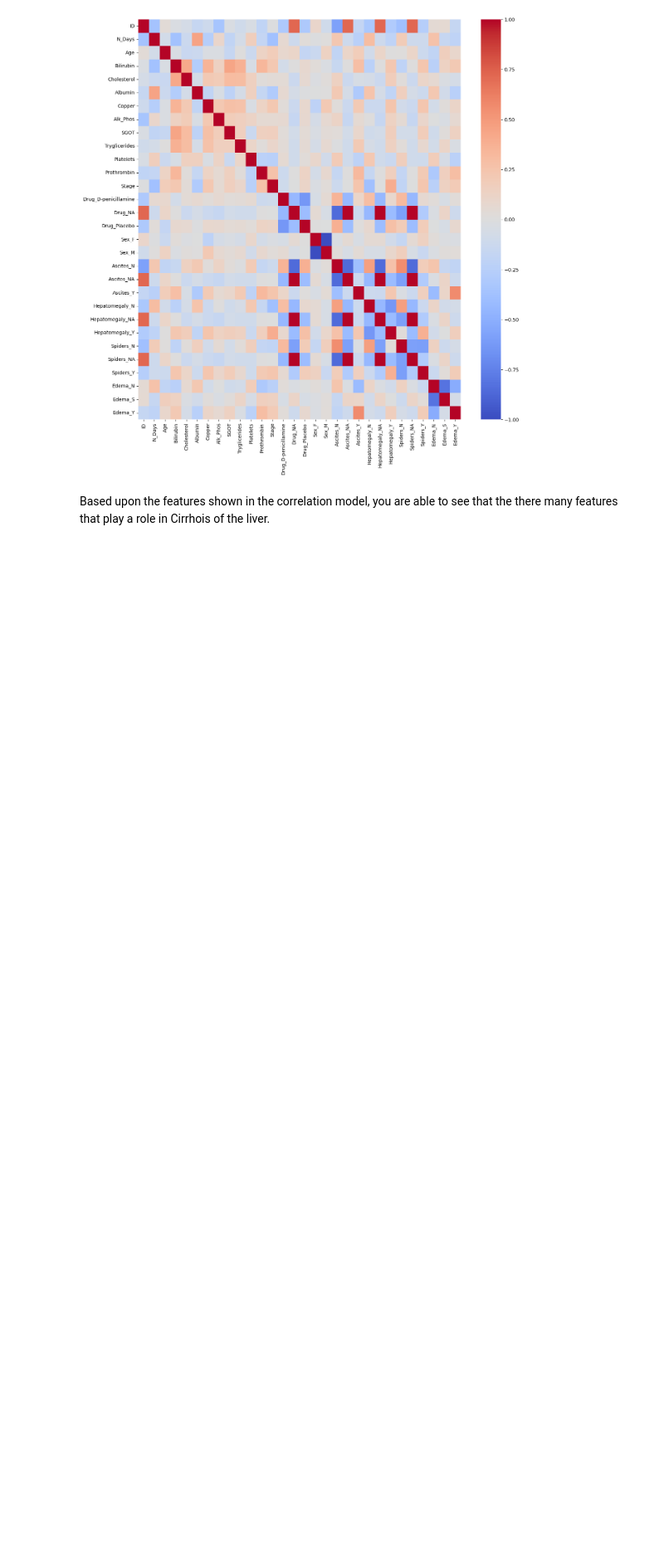
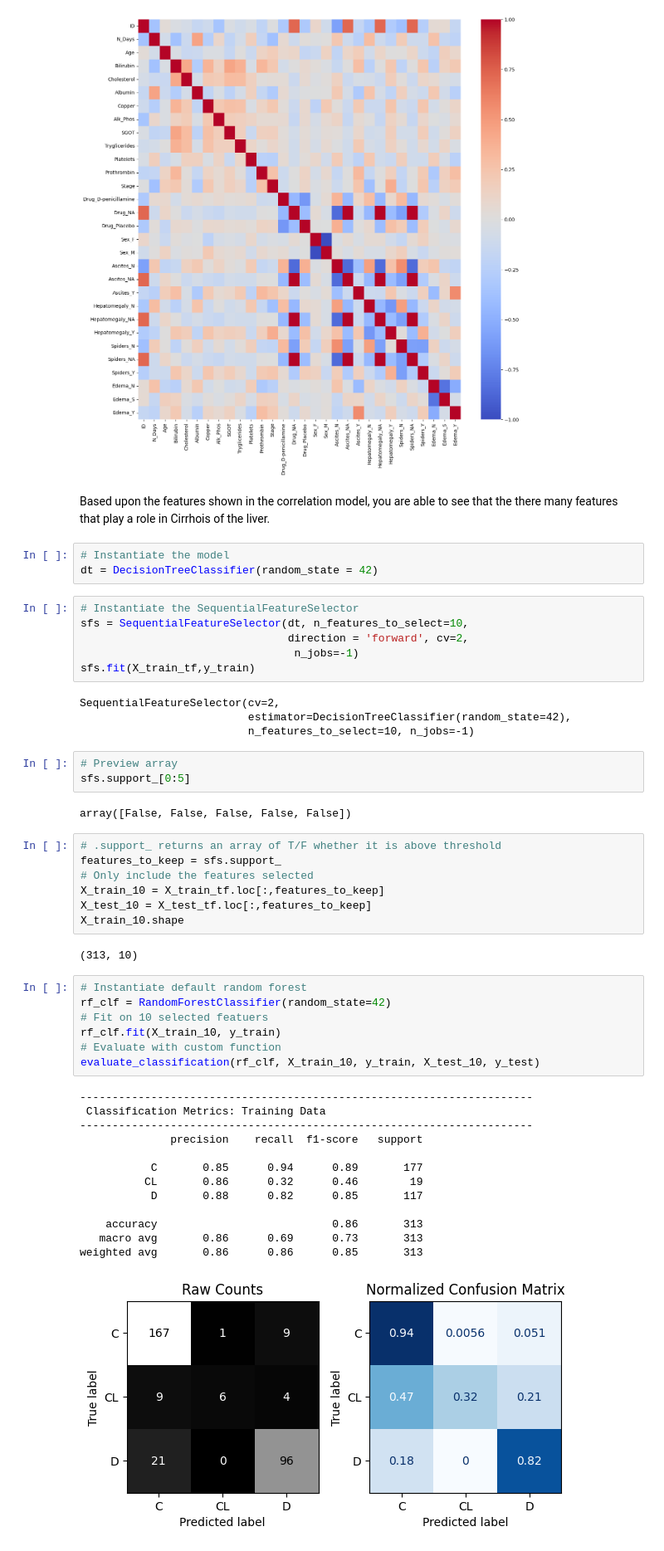
Before and after one commit to ddy623/Cirrhosis, a Jupyter notebook: Cirrhosis.ipynb, the cells around one changed output. Shown at 83% size. Cells and saved outputs as stored; diff of their text form; blank space fills up the shorter version.

```diff
--- a/Cirrhosis.ipynb
+++ b/Cirrhosis.ipynb
@@ -725,3 +732,51 @@ sns.heatmap(corr,cmap='coolwarm');
 [figure]
 # %% [markdown]
 Based upon the features shown in the correlation model, you are able to see that the there many features that play a role in Cirrhois of the liver.
+# %%
+# Instantiate the model
+dt = DecisionTreeClassifier(random_state = 42)
+# %%
+# Instantiate the SequentialFeatureSelector
+sfs = SequentialFeatureSelector(dt, n_features_to_select=10,
+                                direction = 'forward', cv=2,
+                                 n_jobs=-1)
+sfs.fit(X_train_tf,y_train)
+# %% [output]
+SequentialFeatureSelector(cv=2,
+                          estimator=DecisionTreeClassifier(random_state=42),
+                          n_features_to_select=10, n_jobs=-1)
+# %%
+# Preview array
+sfs.support_[0:5]
+# %% [output]
+array([False, False, False, False, False])
+# %%
+# .support_ returns an array of T/F whether it is above threshold
+features_to_keep = sfs.support_
+# Only include the features selected
+X_train_10 = X_train_tf.loc[:,features_to_keep]
+X_test_10 = X_test_tf.loc[:,features_to_keep]
+X_train_10.shape
+# %% [output]
+(313, 10)
+# %%
+# Instantiate default random forest
+rf_clf = RandomForestClassifier(random_state=42)
+# Fit on 10 selected featuers
+rf_clf.fit(X_train_10, y_train)
+# Evaluate with custom function
+evaluate_classification(rf_clf, X_train_10, y_train, X_test_10, y_test)
+# %% [output]
+----------------------------------------------------------------------
+ Classification Metrics: Training Data
+----------------------------------------------------------------------
+              precision    recall  f1-score   support
+
+           C       0.85      0.94      0.89       177
+          CL       0.86      0.32      0.46        19
+           D       0.88      0.82      0.85       117
+
+    accuracy                           0.86       313
+   macro avg       0.86      0.69      0.73       313
+weighted avg       0.86      0.86      0.85       313
+[figure, added]
```
Also changed, not shown: parts of 6 cells of this notebook.
